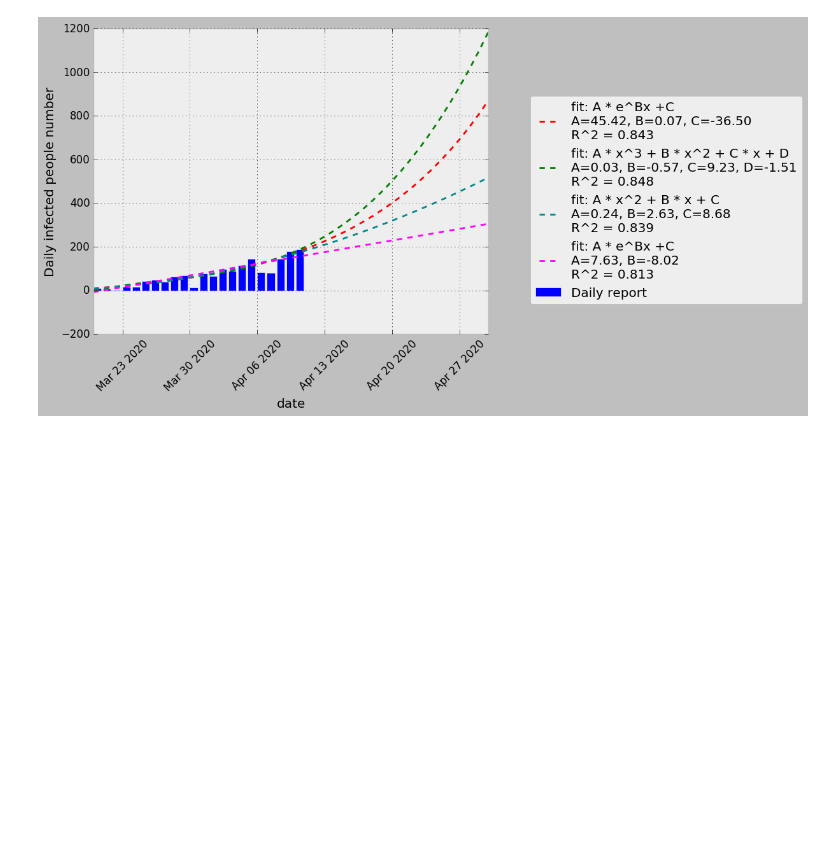
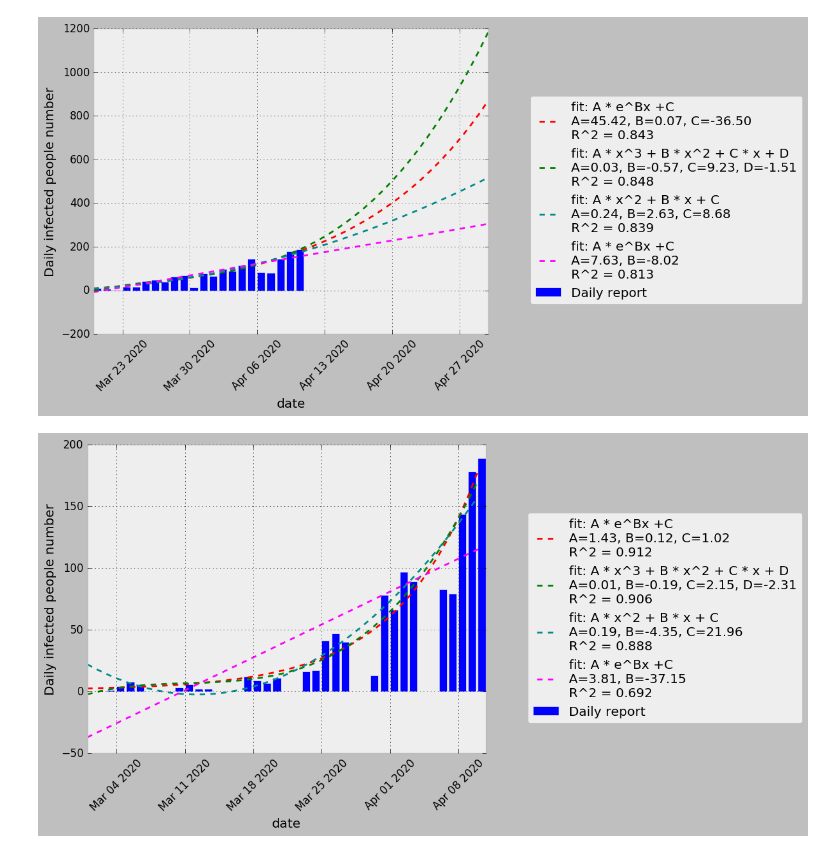
Before and after one commit to d30tajima/COVID19-Analyis, a Jupyter notebook: Covid-19-analysis.ipynb, the cells around one changed output. Saved outputs shown, nothing was run; the diff lists cells and outputs as text; code cells hidden in the pictures; blank space fills up the shorter version.

Commit message:
add weekdaysFlag

```diff
--- a/Covid-19-analysis.ipynb
+++ b/Covid-19-analysis.ipynb
@@ -56,7 +56,7 @@ df.iloc[:,8] = df.iloc[:,8].astype('float')
 #display(df)
 #display(df.dtypes)
 # %%
-def plotFitting(df, plotStart = "2020-03", plotEND = "2020-05"):
+def plotFitting(df, plotStart = "2020-03", plotEND = "2020-05", useOnlyWeekdaysData = False):
 
     def funcExp(x, a,b,c):
         return a*np.exp(b*x)+c
@@ -109,7 +109,12 @@ def plotFitting(df, plotStart = "2020-03", plotEND = "2020-05"):
 
     array = np.array([])
 
-    for date in dates[initalDayID:endDayID]:
+    sampleDates = dates[initalDayID:endDayID]
+
+    if useOnlyWeekdaysData:
+        sampleDates = sampleDates[sampleDates.apply(lambda x: x.weekday() < 5)]
+
+    for date in sampleDates:
         df_tmp = df[df['公表_年月日'] == date]
         td = date-dates[initalDayID]
 
@@ -176,3 +181,7 @@ plotFitting(df, plotStart="2020-03", plotEND= "2020-05")
 plotFitting(df, plotStart="2020-03-20", plotEND= "2020-05")
 # %% [output]
 [figure]
+# %%
+plotFitting(df, plotStart="2020-03", plotEND= "2020-04-11", useOnlyWeekdaysData=True)
+# %% [output]
+[figure, added]
```
